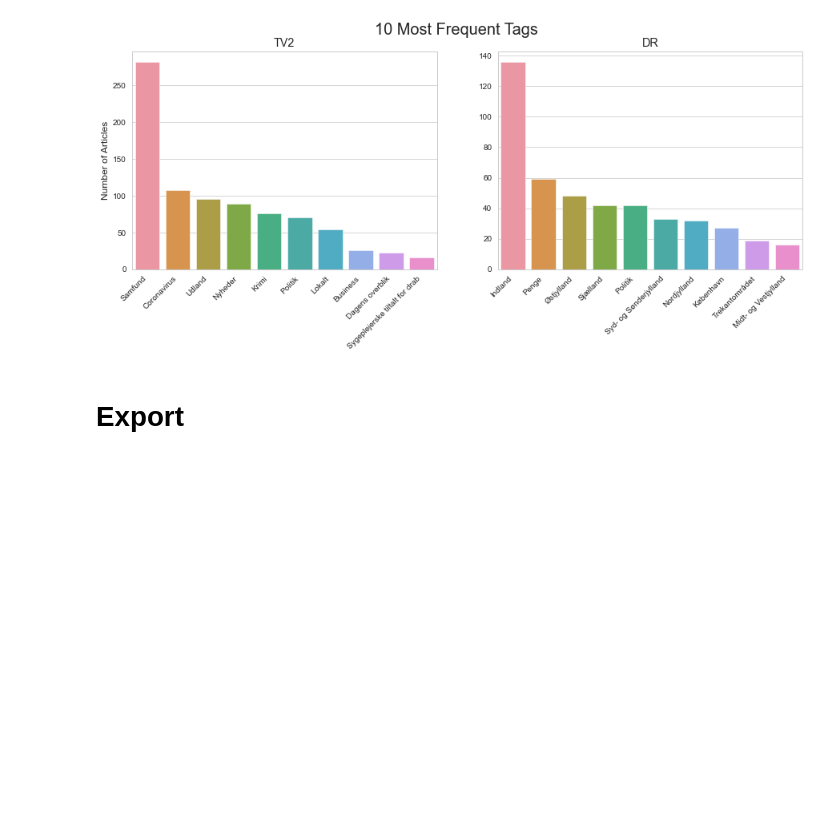
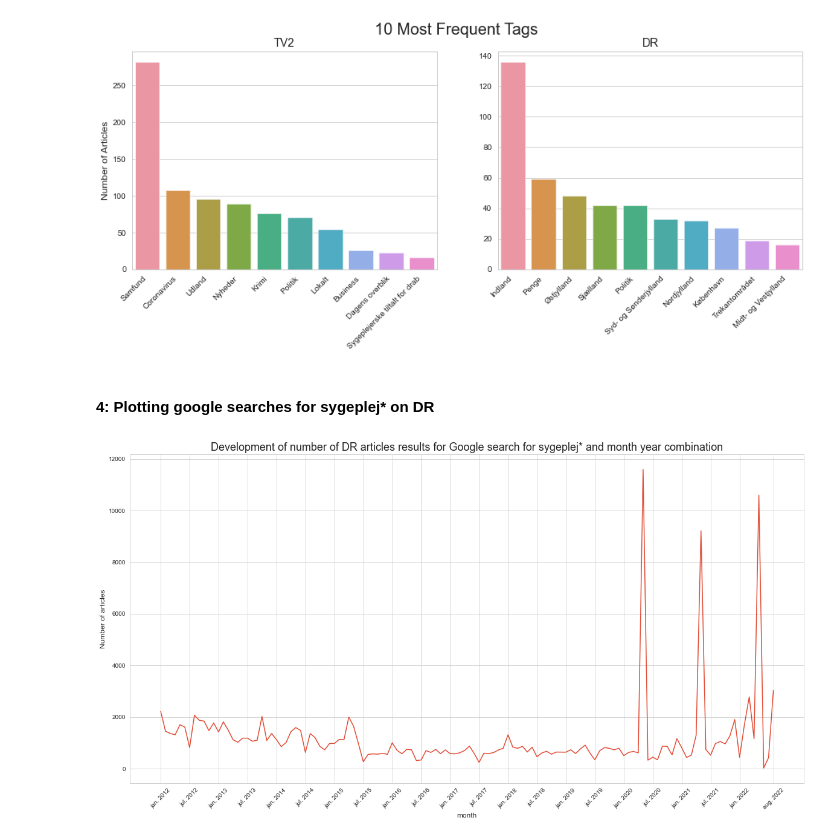
Before and after one commit to danawang10/isds29, a Jupyter notebook: Projekt/Complete project/Complete file.ipynb, the cells around one changed output. Drawn from its saved outputs; the diff is of its cells as text; code cells hidden in the pictures; blank space fills up the shorter version.

```diff
--- a/Projekt/Complete project/Complete file.ipynb
+++ b/Projekt/Complete project/Complete file.ipynb
@@ -533,6 +565,7 @@ The complete datasets are loaded from the local folder:
 # %%
 tv2=pd.read_csv("tv2_articles.csv")
 dr=pd.read_csv("dr_articles.csv")
+dr_google_search_results=pd.read_csv("dr_google_search_results.csv")
 # open zipped ft data set
 with zipfile.ZipFile("ft.zip") as z:
    # open the csv file in the dataset
@@ -575,3 +602,21 @@ for result in num_search_results:
+# %%
+# Generate combinations of year-month
+month_year = []
+for year in range(2012, 2023):
+    months = ['jan.', 'feb.', 'mar.', 'apr.', 'maj', 'jun.', 'jul.', 'aug.', 'sep.', 'okt.', 'nov.', 'dec.']
+    for month in months:
+        time = f'{month} {year}'
+        month_year.append(time)
+# Create final list of search terms, future month-year combinations deleted
+month_year = month_year[:-4]
+# %%
+# Delete obsolete index column
+dr_google_search_results.drop("Unnamed: 0", axis = "columns", inplace = True)
+
+# Column name should be different: 'Month' but 'search_results'
+dr_google_search_results = dr_google_search_results.rename(columns = {"Month" : "search_results"})
+# %%
+dr_google_search_results["month"] = month_year
 # %% [markdown]
 #### 2: TV2 Dataset
 # %%
@@ -920,5 +964,3 @@ _ = ax[0].set(xlabel=None)
 _ = ax[1].set(xlabel=None)
 # %% [output]
 [figure]
-# %% [markdown]
-# Export
@@ -927,0 +967,14 @@ dr_sygeplej2x.to_csv("dr_sygeplej2x.csv")
+# %% [markdown]
+#### 4: Plotting google searches for sygeplej* on DR
+# %%
+fig, ax = plt.subplots(nrows=1, ncols=1, sharey=False, figsize=(20,10))
+
+sns.lineplot(x = 'month', y = 'search_results', data = dr_google_search_results)
+
+_ = plt.title ("Development of number of DR articles results for Google search for sygeplej* and month year combination", fontsize = 18)
+_ = plt.ylabel("Number of articles")
+_ = plt.xticks([0, 6, 12, 18, 24, 30, 36, 42, 48, 54, 60, 66, 72, 78, 84, 90, 96, 102, 108, 114, 120, 127])
+_ = plt.xticks(rotation=45)
+plt.show()
+# %% [output]
+[figure, added]
```
Also changed, not shown: parts of 47 cells of this notebook, 10 other files.
